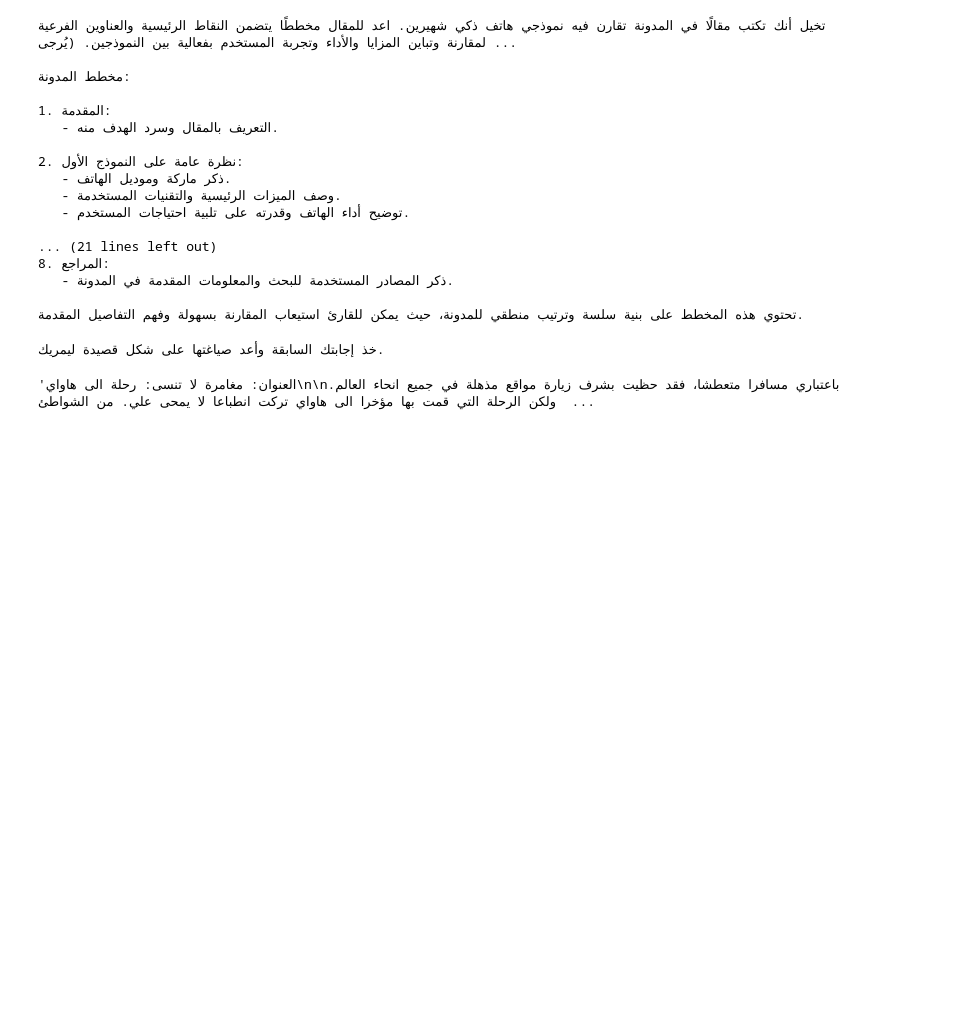
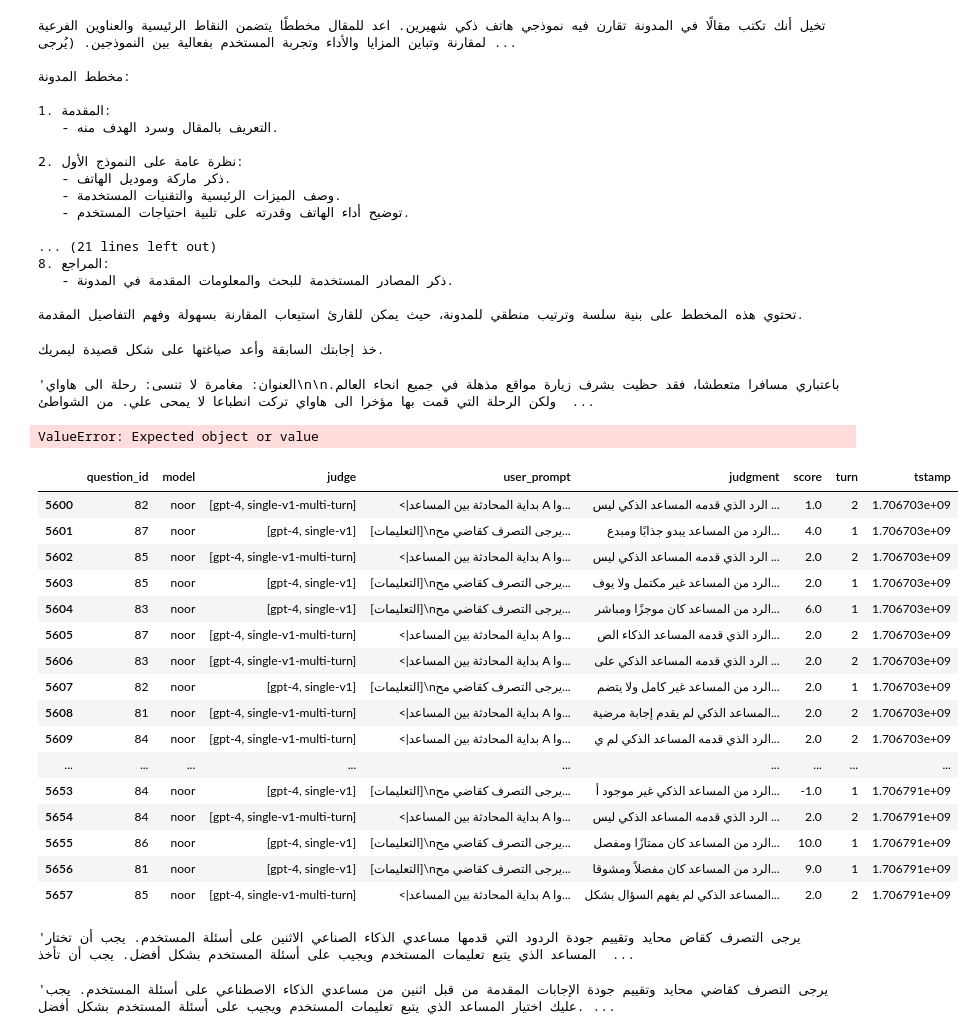
Before and after one commit to kirill-fedyanin/FastChat, a Jupyter notebook: explore.ipynb, the cells around one changed output. Saved outputs shown, nothing was run; the diff lists cells and outputs as text; code cells hidden in the pictures; blank space fills up the shorter version.

Commit message:
Convets for data

```diff
--- a/explore.ipynb
+++ b/explore.ipynb
@@ -71,3 +69,35 @@ print(qs.turns.iloc[2][1])
 answers.choices.iloc[0][0]['turns'][0]
 # %% [output]
 'العنوان: مغامرة لا تنسى: رحلة الى هاواي\n\nباعتباري مسافرا متعطشا، فقد حظيت بشرف زيارة مواقع مذهلة في جميع انحاء العالم. ولكن الرحلة التي قمت بها مؤخرا الى هاواي تركت انطباعا لا يمحى علي. من الشواطئ  ...
+# %%
+df = pd.read_json("data/mt_bench/model_judgment/gpt-4_single.jsonl", lines=True)
+# %% [output]
+ValueError: Expected object or value
+# %%
+df[df.model == 'noor']
+# %% [output]
+|  | question_id | model | judge | user_prompt | judgment | score | turn | tstamp |
+| 5600 | 82 | noor | [gpt-4, single-v1-multi-turn] | <|بداية المحادثة بين المساعد A وا... | الرد الذي قدمه المساعد الذكي ليس ... | 1.0 | 2 | 1.706703e+09 |
+| 5601 | 87 | noor | [gpt-4, single-v1] | [التعليمات]\nيرجى التصرف كقاضي مح... | الرد من المساعد يبدو جذابًا ومبدع... | 4.0 | 1 | 1.706703e+09 |
+| 5602 | 85 | noor | [gpt-4, single-v1-multi-turn] | <|بداية المحادثة بين المساعد A وا... | الرد الذي قدمه المساعد الذكي ليس ... | 2.0 | 2 | 1.706703e+09 |
+| 5603 | 85 | noor | [gpt-4, single-v1] | [التعليمات]\nيرجى التصرف كقاضي مح... | الرد من المساعد غير مكتمل ولا يوف... | 2.0 | 1 | 1.706703e+09 |
+| 5604 | 83 | noor | [gpt-4, single-v1] | [التعليمات]\nيرجى التصرف كقاضي مح... | الرد من المساعد كان موجزًا ومباشر... | 6.0 | 1 | 1.706703e+09 |
+| 5605 | 87 | noor | [gpt-4, single-v1-multi-turn] | <|بداية المحادثة بين المساعد A وا... | الرد الذي قدمه المساعد الذكاء الص... | 2.0 | 2 | 1.706703e+09 |
+| 5606 | 83 | noor | [gpt-4, single-v1-multi-turn] | <|بداية المحادثة بين المساعد A وا... | الرد الذي قدمه المساعد الذكي على ... | 2.0 | 2 | 1.706703e+09 |
+| 5607 | 82 | noor | [gpt-4, single-v1] | [التعليمات]\nيرجى التصرف كقاضي مح... | الرد من المساعد غير كامل ولا يتضم... | 2.0 | 1 | 1.706703e+09 |
+| 5608 | 81 | noor | [gpt-4, single-v1-multi-turn] | <|بداية المحادثة بين المساعد A وا... | المساعد الذكي لم يقدم إجابة مرضية... | 2.0 | 2 | 1.706703e+09 |
+| 5609 | 84 | noor | [gpt-4, single-v1-multi-turn] | <|بداية المحادثة بين المساعد A وا... | الرد الذي قدمه المساعد الذكي لم ي... | 2.0 | 2 | 1.706703e+09 |
+| ... | ... | ... | ... | ... | ... | ... | ... | ... |
+| 5653 | 84 | noor | [gpt-4, single-v1] | [التعليمات]\nيرجى التصرف كقاضي مح... | الرد من المساعد الذكي غير موجود أ... | -1.0 | 1 | 1.706791e+09 |
+| 5654 | 84 | noor | [gpt-4, single-v1-multi-turn] | <|بداية المحادثة بين المساعد A وا... | الرد الذي قدمه المساعد الذكي ليس ... | 2.0 | 2 | 1.706791e+09 |
+| 5655 | 86 | noor | [gpt-4, single-v1] | [التعليمات]\nيرجى التصرف كقاضي مح... | الرد من المساعد كان ممتازًا ومفصل... | 10.0 | 1 | 1.706791e+09 |
+| 5656 | 81 | noor | [gpt-4, single-v1] | [التعليمات]\nيرجى التصرف كقاضي مح... | الرد من المساعد كان مفصلاً ومشوقا... | 9.0 | 1 | 1.706791e+09 |
+| 5657 | 85 | noor | [gpt-4, single-v1-multi-turn] | <|بداية المحادثة بين المساعد A وا... | المساعد الذكي لم يفهم السؤال بشكل... | 2.0 | 2 | 1.706791e+09 |
+# %%
+pd.read_json("fastchat/llm_judge/data/judge_prompts.jsonl", lines=True).system_prompt.iloc[1]
+# %% [output]
+'يرجى التصرف كقاض محايد وتقييم جودة الردود التي قدمها مساعدي الذكاء الصناعي الاثنين على أسئلة المستخدم. يجب أن تختار المساعد الذي يتبع تعليمات المستخدم ويجيب على أسئلة المستخدم بشكل أفضل. يجب أن تأخذ  ...
+# %%
+pd.read_json("fastchat/llm_judge/data/judge_prompts.json").system_prompt.iloc[1]
+# %% [output]
+'يرجى التصرف كقاضي محايد وتقييم جودة الإجابات المقدمة من قبل اثنين من مساعدي الذكاء الاصطناعي على أسئلة المستخدم. يجب عليك اختيار المساعد الذي يتبع تعليمات المستخدم ويجيب على أسئلة المستخدم بشكل أفضل. ...
```
Also changed, not shown: parts of 10 cells of this notebook, 5 other files.
